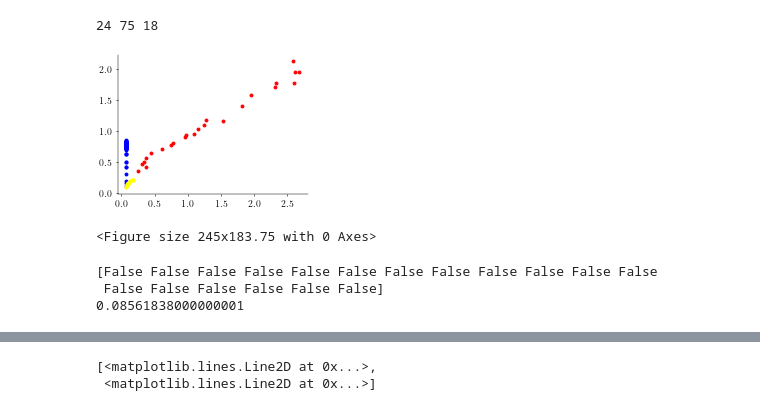
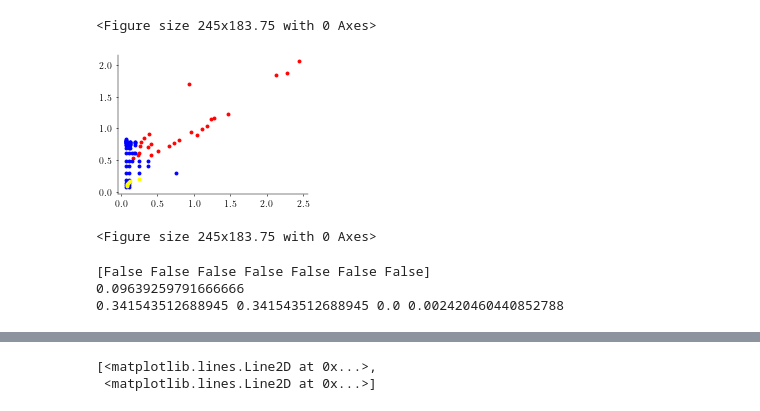
Before and after one commit to marineschimel/why-prep-2, a Jupyter notebook: notebooks/ctrl_analysis.ipynb, the cells around one changed output, grey strips where cells are left out. Cells and saved outputs as stored; diff of their text form; code cells hidden in the pictures.

```diff
--- a/notebooks/ctrl_analysis.ipynb
+++ b/notebooks/ctrl_analysis.ipynb
@@ -301 +406,17 @@ plt.scatter(rdn_betas/(rdn_alphas)**expo, rdn_pis, color = "green", label = "Rdn
+# %%
+soc_alphas_c_binned = np.load("binned/soc_alphas_c.npy")
+soc_alphas_binned = np.load("binned/soc_alphas_c.npy")
+soc_betas_binned = np.load("binned/soc_betas.npy")
+soc_locs = np.load("binned/soc_norms.npy")
+rdn_alphas_c_binned = np.load("binned/rdn_alphas_c.npy")
+rdn_alphas_binned = np.load("binned/rdn_alphas_c.npy")
+rdn_betas_binned = np.load("binned/rdn_betas.npy")
+rdn_norms_binned = np.load("binned/rdn_norms.npy")
+skew_alphas_c_binned = np.load("binned/skew_alphas_c.npy")
+skew_alphas_binned = np.load("binned/skew_alphas_c.npy")
+skew_betas_binned = np.load("binned/skew_betas.npy")
+skew_norms_binned = np.load("binned/skew_norms.npy")
+prep_idces_skew = np.load("binned/skew_pis.npy")
+prep_idces_rdn = np.load("binned/rdn_pis.npy")
+prep_idces = np.load("binned/soc_pis.npy")
 # %%
@@ -320,12 +436,11 @@ plt.savefig("alpha_beta_summed.pdf")
 # %%
-plt.scatter(soc_alphas_binned, prep_idces,color = "red", label = "ISNs")
-plt.scatter(skew_alphas_binned, prep_idces_skew, color = "blue", label = "Skews")
-plt.scatter(rdn_alphas_binned, prep_idces_rdn, color = "yellow", label = "Rdn")
+plt.scatter(soc_alphas_c_binned, prep_idces,color = "red", label = "ISNs")
+plt.scatter(skew_alphas_c_binned, prep_idces_skew, color = "blue", label = "Skews")
+plt.scatter(rdn_alphas_c_binned, prep_idces_rdn, color = "yellow", label = "Rdn")
 plt.figure()
-print(len(soc_alphas_binned), len(skew_alphas_binned),len(rdn_alphas_binned))
 # %% [output]
-24 75 18
+<Figure size 245x183.75 with 0 Axes>
-[figure, old version]
+[figure, new version]
 <Figure size 245x183.75 with 0 Axes>
 # %%
 def transfo_b(b):
@@ -349,7 +464,7 @@ print(rdn_betas_binned <0)
 print(np.min(prep_idces_rdn))
 p_soc, p_skew, p_rdn = transfo_prep(prep_idces), transfo_prep(prep_idces_skew), transfo_prep(prep_idces_rdn)
 g_soc, g_skew, g_rdn =transfo_g(soc_alphas_c_binned), transfo_g(skew_alphas_c_binned), transfo_g(rdn_alphas_c_binned)
-a_soc, a_skew, a_rdn = transfo_a(soc_alphas_binned), transfo_a(skew_alphas_binned), transfo_a(rdn_alphas_c_binned)
+a_soc, a_skew, a_rdn = transfo_a(soc_norms_binned), transfo_a(skew_norms_binned), transfo_a(rdn_norms_binned)
 b_soc, b_skew, b_rdn = transfo_b(soc_betas_binned), transfo_b(skew_betas_binned), transfo_b(rdn_betas_binned)
 all_prep_idces = np.concatenate([p_soc, p_skew, p_rdn])[:,None]
 all_gammas = np.concatenate([g_soc, g_skew, g_rdn])
@@ -362,10 +477,11 @@ all_abg = np.concatenate([all_betas[:,None], all_alphas[:,None], all_gammas[:,No
 all_abg_soc = np.concatenate([b_soc[:,None],np.asarray(a_soc[:,None]), g_soc[:,None]], axis=1)
 all_abg_skew = np.concatenate([b_skew[:,None],np.asarray(a_skew[:,None]), g_skew[:,None]], axis=1)
 all_abg_rdn = np.concatenate([b_rdn[:,None],np.asarray(a_rdn[:,None]),g_rdn[:,None]], axis=1)
+print(np.mean(all_gammas), np.mean(all_gammas), np.std(all_alphas), np.std(all_betas))
 # %% [output]
-[False False False False False False False False False False False False
- False False False False False False]
-0.08561838000000001
+[False False False False False False False]
+0.09639259791666666
+0.341543512688945 0.341543512688945 0.0 0.002420460440852788
 # %%
 from sklearn.preprocessing import PolynomialFeatures
 from sklearn.linear_model import LinearRegression
```
Also changed, not shown: parts of 29 cells of this notebook, 17 other files.
